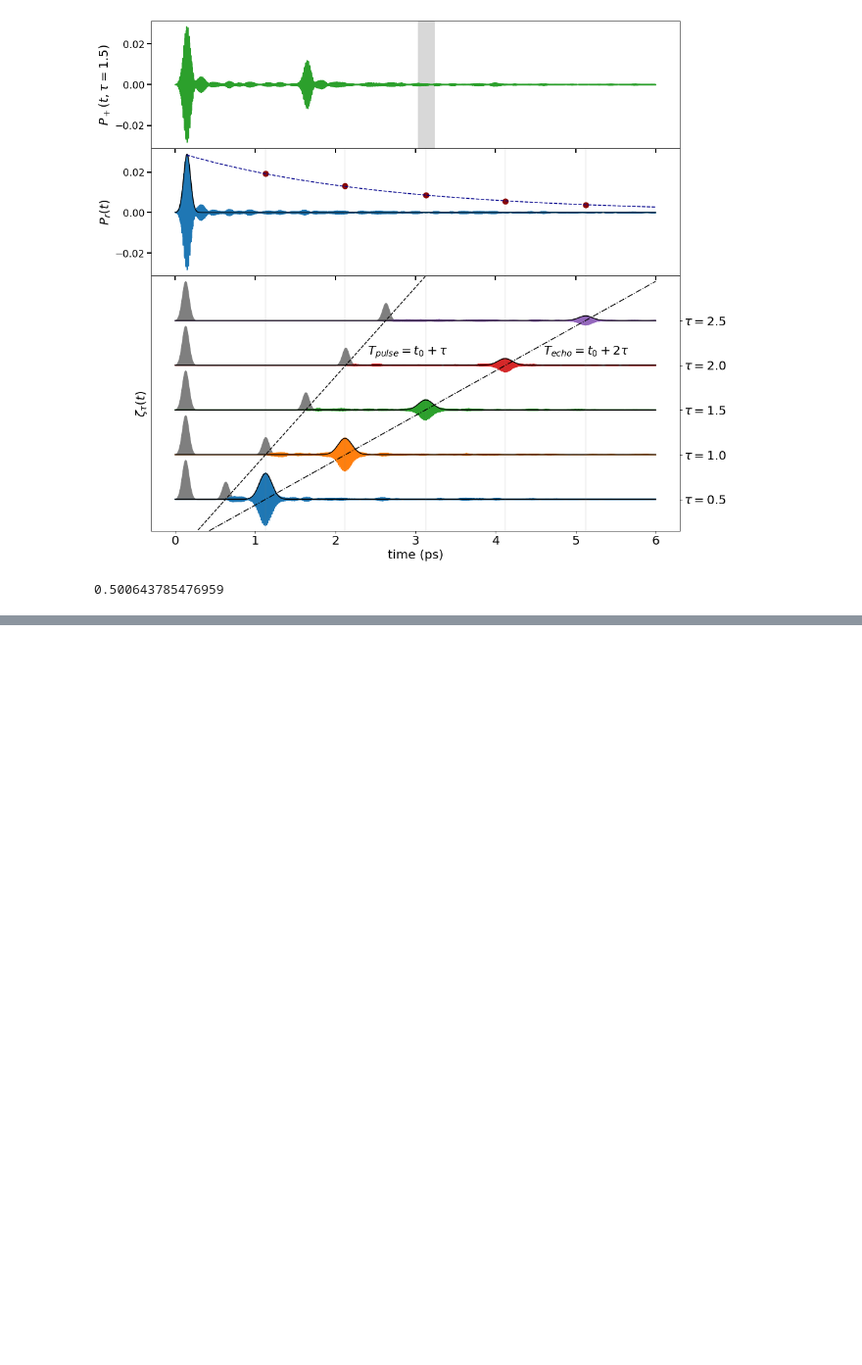
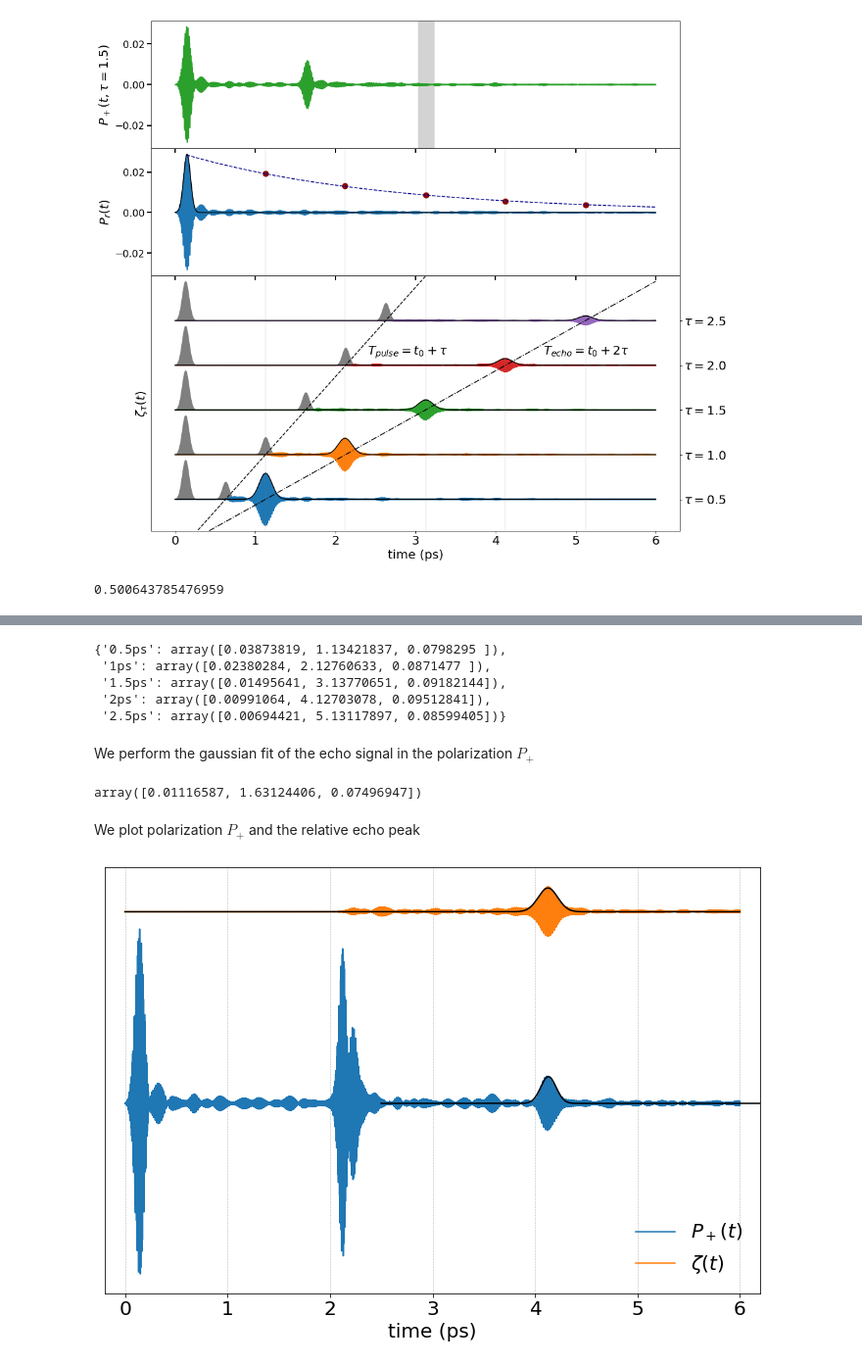
Before and after one commit to marcodalessandro76/Echo_mechanisms_decay_time_optical_orientation, a Jupyter notebook: PHOTON_ECO/ANALYSIS_Plot.ipynb, the cells around one changed output, grey strips where cells are left out. Shown: that part at 98% size. Cells and saved outputs as stored; diff of their text form; code cells hidden in the pictures; blank space fills up the shorter version.

```diff
--- a/PHOTON_ECO/ANALYSIS_Plot.ipynb
+++ b/PHOTON_ECO/ANALYSIS_Plot.ipynb
@@ -375,0 +442,60 @@ a_echo/a_profile
+# %%
+gauss_pars = {}
+
+for t,p in zip(tau,echo_peak_vals):
+    signal = echo[t]
+    # build the envelope of the signal
+    ind_max = argrelextrema(signal,np.greater,order=3)[0]
+    values_env = signal[ind_max]
+    time_env = time[ind_max]
+    # perform the fit
+    mean = p
+    sigma = 0.100
+    popt,pcov = curve_fit(gauss,time_env,values_env,p0=[1,mean,sigma])
+    gauss_pars[t] = popt
+gauss_pars
+# %% [output]
+{'0.5ps': array([0.03873819, 1.13421837, 0.0798295 ]),
+ '1ps': array([0.02380284, 2.12760633, 0.0871477 ]),
+ '1.5ps': array([0.01495641, 3.13770651, 0.09182144]),
+ '2ps': array([0.00991064, 4.12703078, 0.09512841]),
+ '2.5ps': array([0.00694421, 5.13117897, 0.08599405])}
+# %% [markdown]
+We perform the gaussian fit of the echo signal in the polarization $P_+$
+# %%
+start_ind = 2500
+peak_time = time[start_ind:]
+peak_signal = polarization['Pol_x'][start_ind:]
+ind_max = argrelextrema(peak_signal,np.greater,order=3)[0]
+values_env = peak_signal[ind_max]
+time_env = time[ind_max]
+# perform the fit
+mean = 4
+sigma = 0.100
+popt,pcov = curve_fit(gauss,time_env,values_env,p0=[1,mean,sigma])
+gauss_pars_peak = popt
+gauss_pars_peak
+# %% [output]
+array([0.01116587, 1.63124406, 0.07496947])
+# %% [markdown]
+We plot polarization $P_+$ and the relative echo peak
+# %%
+tval = '2ps'
+label_size = 20
+shift = 8e-2
+
+fig, ax1 = plt.subplots(figsize=(12,8))
+ax1.plot(time,polarization['Pol_x'],label='$P_+(t)$')
+ax1.plot(peak_time[0]+time,gauss(time,*gauss_pars_peak),color='black',linestyle='-')
+ax1.plot(time,shift+echo[tval],label='$\zeta(t)$')
+ax1.plot(time,shift+gauss(time,*gauss_pars[tval]),color='black',linestyle='-')
+ax1.set_yticks([])
+ax1.tick_params(axis='both', which='major', labelsize=label_size)
+ax1.grid(axis='x',linestyle='--',linewidth=0.5)
+ax1.legend(loc='best',fontsize=label_size,frameon=False)
+ax1.set_xlim(-0.2,6.2)
+ax1.set_xlabel('time (ps)',size=label_size)
+
+plt.savefig(fname='Plot/echo_vs_polarization_%s.eps'%int_str,format='eps',bbox_inches = "tight")
+# %% [output]
+[figure, added]
```
Also changed, not shown: parts of 17 cells of this notebook, 6 other files.
